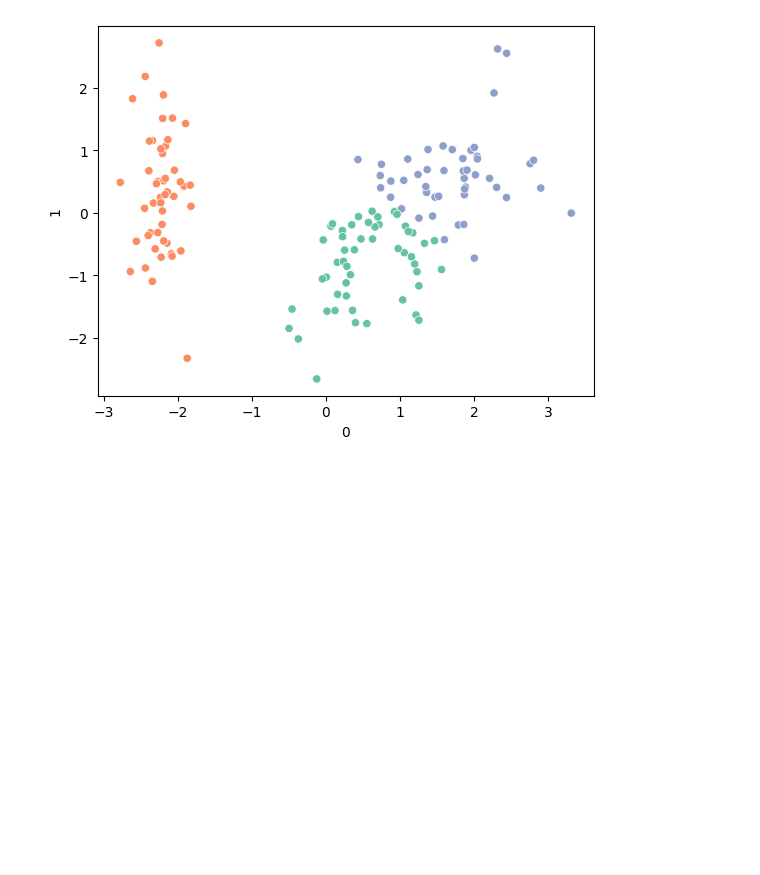
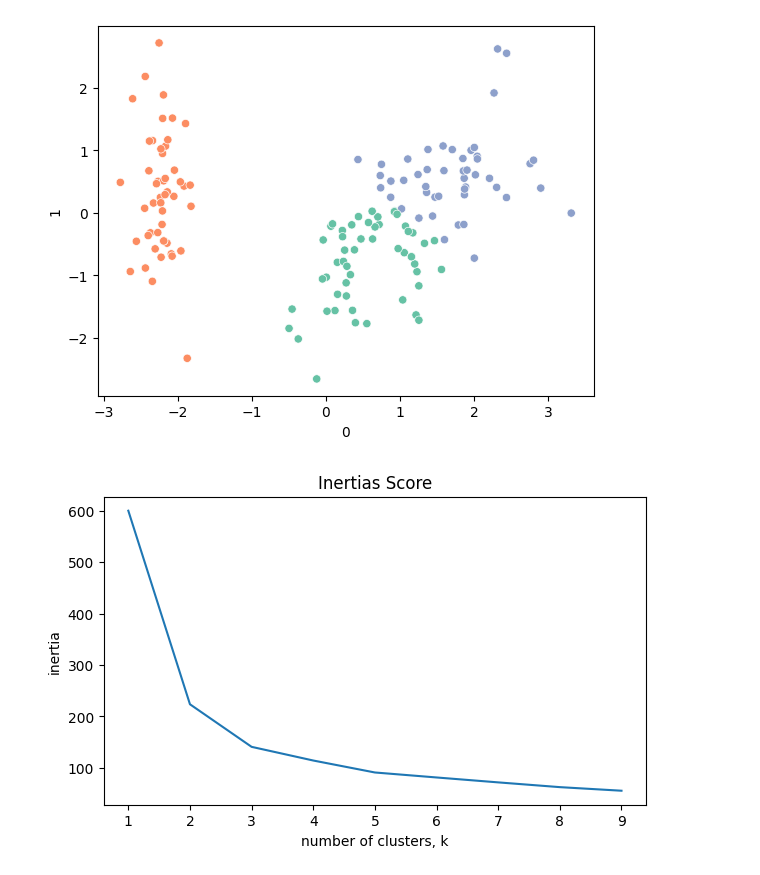
Before and after one commit to earljohnestandarte/DataScientistPath, a Jupyter notebook: machine_learning/clustering.ipynb, the cells around one changed output. Cells and saved outputs as stored; diff of their text form; code cells hidden in the pictures; blank space fills up the shorter version.

```diff
--- a/machine_learning/clustering.ipynb
+++ b/machine_learning/clustering.ipynb
@@ -70,3 +70,18 @@ sns.scatterplot (
 plt.show ()
 # %% [output]
 [figure]
+# %%
+# Execute following code 12-2
+ks = range(1,10) # number of clusters
+inertias = pd.Series ([]) # Clustering evaluation results
+for k in ks :
+    model = KMeans(n_clusters = k, n_init =10, random_state =123)
+    model.fit(df_scaled)
+    inertias.loc[k] = model.inertia_
+plt.figure (figsize =(7, 4))
+inertias.plot.line (title = 'Inertias Score',
+xlabel = 'number of clusters, k',
+ylabel = 'inertia')
+plt.show ()
+# %% [output]
+[figure, added]
```
Also changed, not shown: 3 other files.
